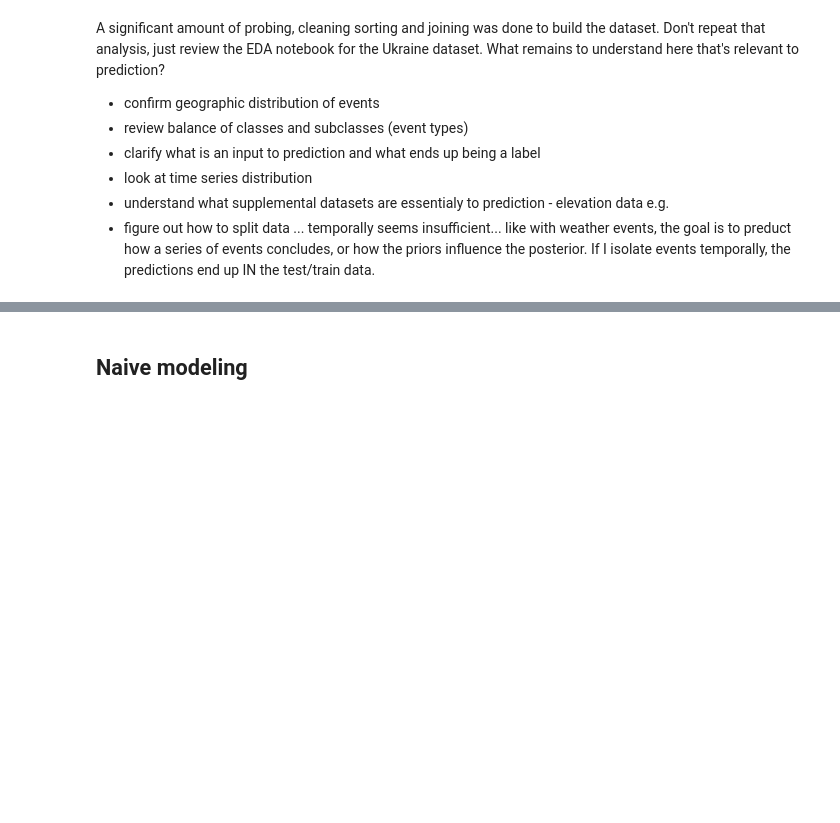
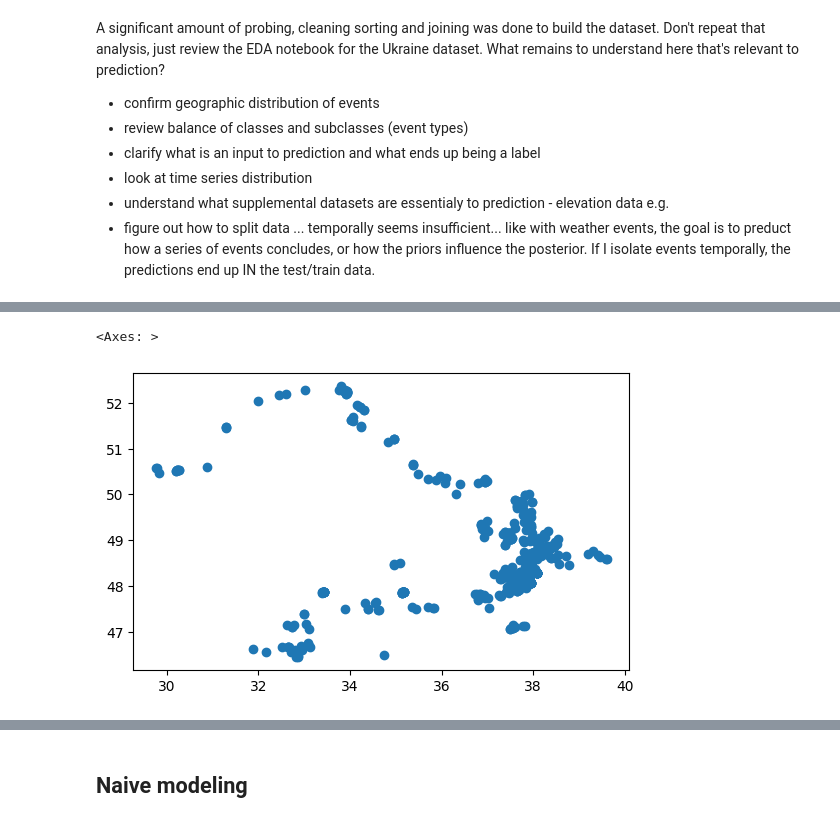
Before and after one commit to auto-d/flashpoint-detector, a Jupyter notebook: notebooks/eda.ipynb, the cells around one changed output, grey strips where cells are left out. Cells and saved outputs as stored; diff of their text form; code cells hidden in the pictures; blank space fills up the shorter version.

```diff
--- a/notebooks/eda.ipynb
+++ b/notebooks/eda.ipynb
@@ -54,3 +67,6 @@ A significant amount of probing, cleaning sorting and joining was done to build
 - look at time series distribution
 - understand what supplemental datasets are essentialy to prediction - elevation data e.g.
 - figure out how to split data ... temporally seems insufficient... like with weather events, the goal is to preduct how a series of events concludes, or how the priors influence the posterior. If I isolate events temporally, the predictions end up IN the test/train data.
+# %%
+gdf['location'] = gpd.points_from_xy(y=gdf.f_lat, x=gdf.f_lng)
+gdf.set_geometry('location', inplace=True)
@@ -56,0 +97,5 @@ A significant amount of probing, cleaning sorting and joining was done to build
+# %%
+gdf.head(500).plot()
+# %% [output]
+<Axes: >
+[figure, added]
```
Also changed, not shown: parts of 23 cells of this notebook, 3 other files.
